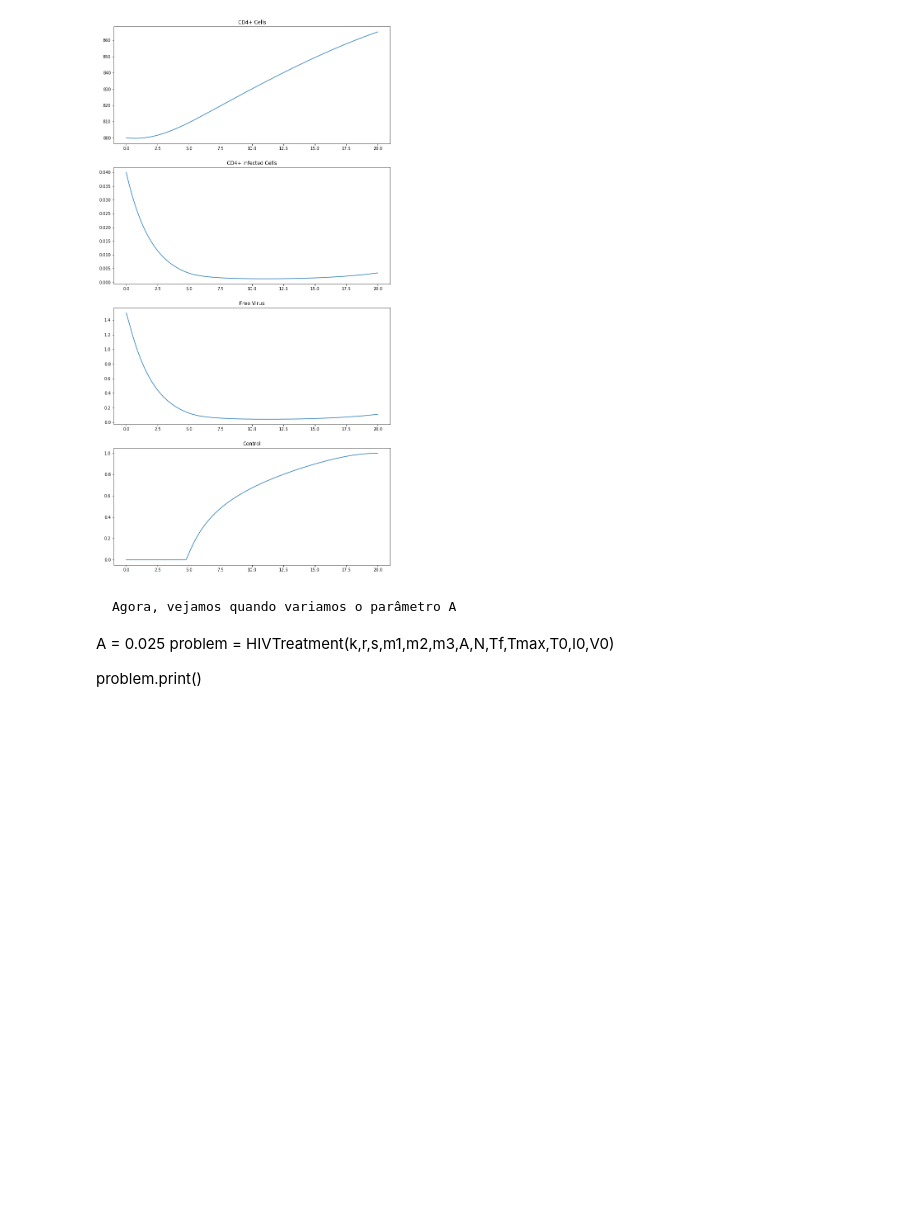
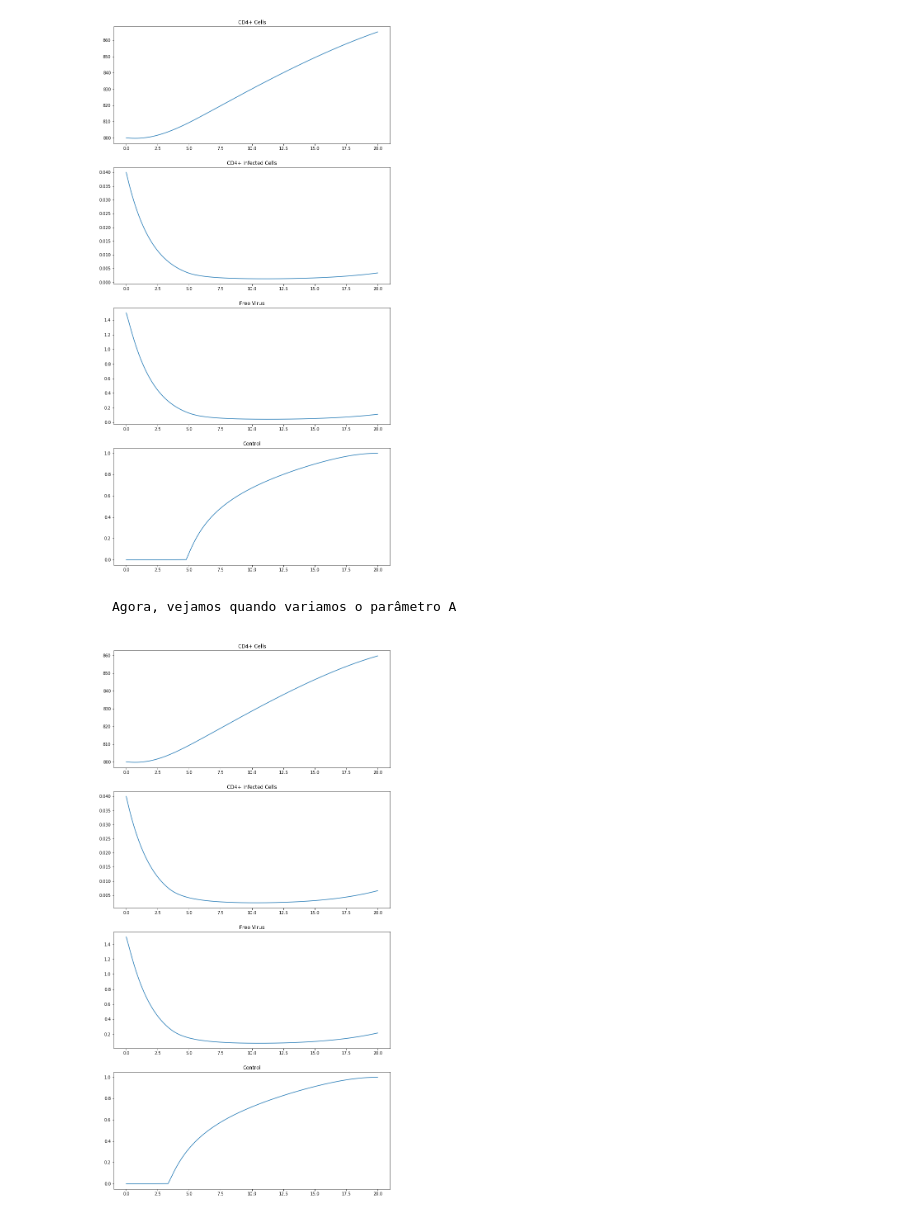
Before and after one commit to lucasmoschen/ta-sessions, a Jupyter notebook: Optimal_Control/Laboratory_14.ipynb, the cells around one changed output. Cells and saved outputs as stored; diff of their text form; code cells hidden in the pictures; blank space fills up the shorter version.

```diff
--- a/Optimal_Control/Laboratory_14.ipynb
+++ b/Optimal_Control/Laboratory_14.ipynb
@@ -223,10 +223,12 @@ problem = HIVTreatment(k,r,s,m1,m2,m3,A,N,Tf,Tmax,T0,I0,V0)
 problem.print()
 # %% [output]
 [figure]
-# %% [markdown]
-    Agora, vejamos quando variamos o parâmetro A
-
-A = 0.025
-problem = HIVTreatment(k,r,s,m1,m2,m3,A,N,Tf,Tmax,T0,I0,V0)
-
-problem.print()
+# %% [markdown]
+    Agora, vejamos quando variamos o parâmetro A
+# %%
+A = 0.025
+problem = HIVTreatment(k,r,s,m1,m2,m3,A,N,Tf,Tmax,T0,I0,V0)
+
+problem.print()
+# %% [output]
+[figure, added]
```
Also changed, not shown: 1 other file.
